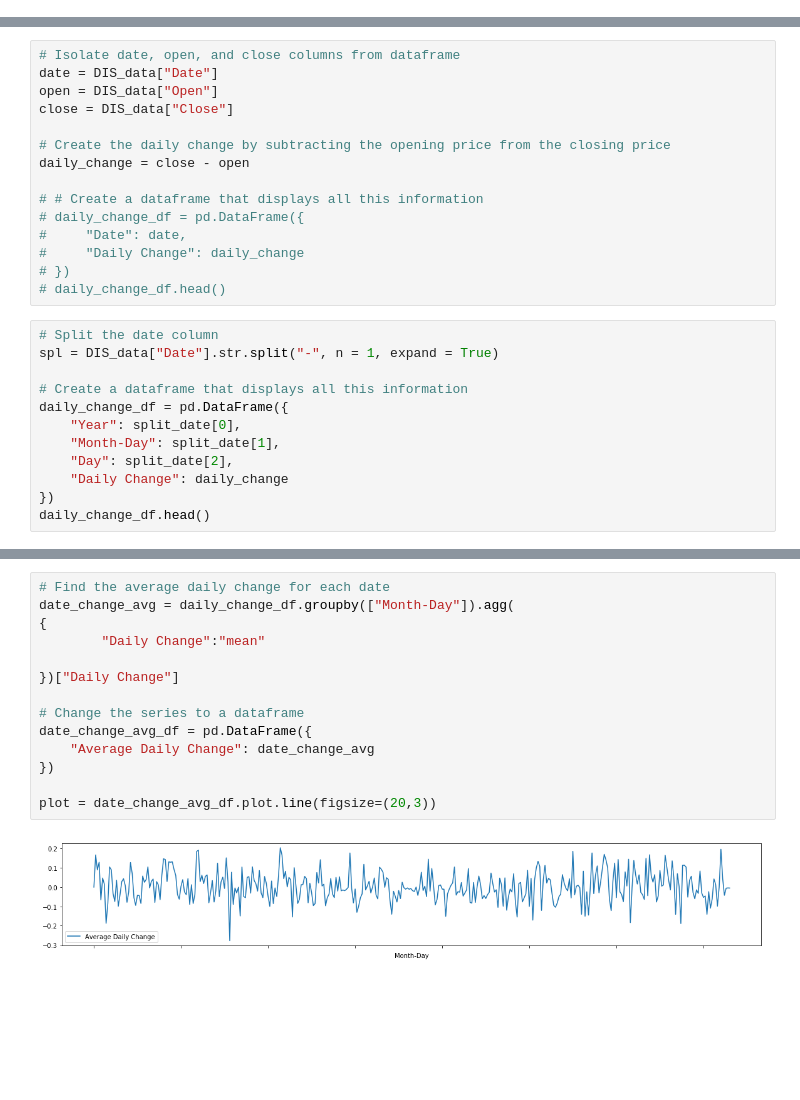
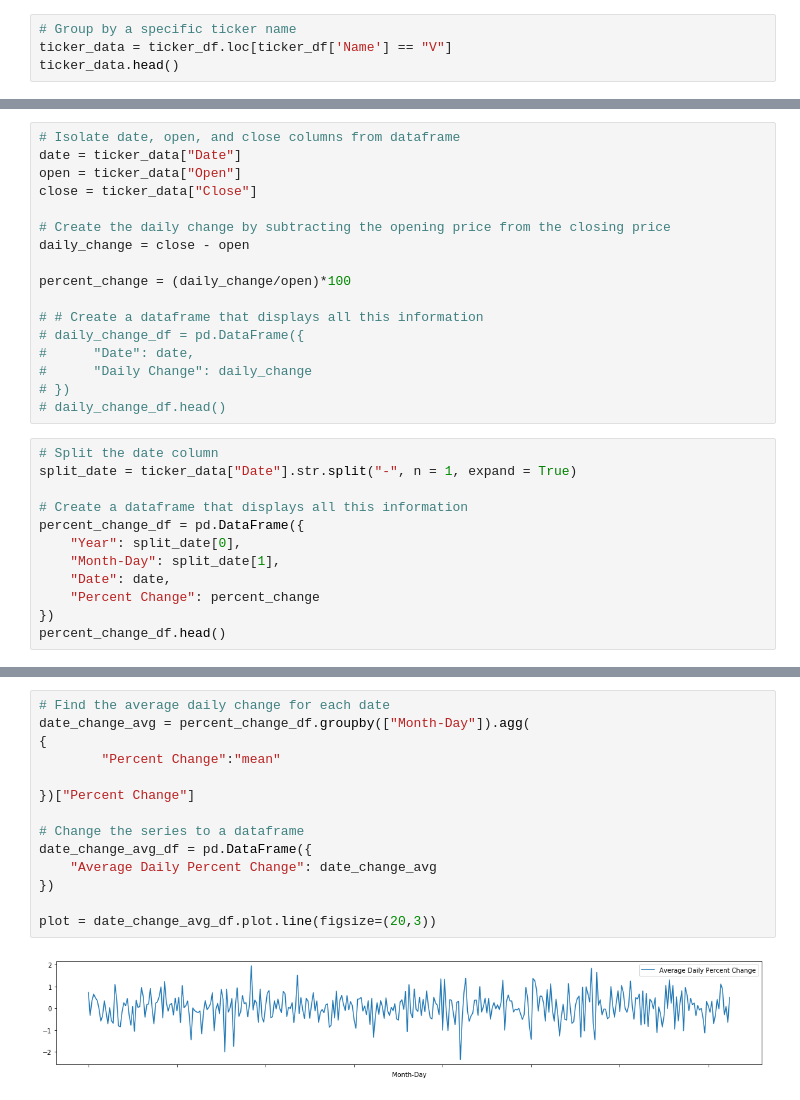
Before and after one commit to bpaynich/BRK-stocks-, a Jupyter notebook: jupyter/Experimental_Plotting.ipynb, the cells around one changed output, grey strips where cells are left out. Cells and saved outputs as stored; diff of their text form; blank space fills up the shorter version.

```diff
--- a/jupyter/Experimental_Plotting.ipynb
+++ b/jupyter/Experimental_Plotting.ipynb
@@ -33,0 +155,4 @@ DIS_data.head()
+# %%
+# Group by a specific ticker name
+ticker_data = ticker_df.loc[ticker_df['Name'] == "V"]
+ticker_data.head()
@@ -34,28 +166,30 @@ DIS_data.head()
 # %%
 # Isolate date, open, and close columns from dataframe
-date = DIS_data["Date"]
-open = DIS_data["Open"]
-close = DIS_data["Close"]
+date = ticker_data["Date"]
+open = ticker_data["Open"]
+close = ticker_data["Close"]
 
 # Create the daily change by subtracting the opening price from the closing price
 daily_change = close - open
 
+percent_change = (daily_change/open)*100
+
 # # Create a dataframe that displays all this information
 # daily_change_df = pd.DataFrame({
-#     "Date": date,
-#     "Daily Change": daily_change
+#      "Date": date,
+#      "Daily Change": daily_change
 # })
 # daily_change_df.head()
 # %%
 # Split the date column
-spl = DIS_data["Date"].str.split("-", n = 1, expand = True)
+split_date = ticker_data["Date"].str.split("-", n = 1, expand = True)
 
 # Create a dataframe that displays all this information
-daily_change_df = pd.DataFrame({
+percent_change_df = pd.DataFrame({
     "Year": split_date[0],
     "Month-Day": split_date[1],
-    "Day": split_date[2],
-    "Daily Change": daily_change
+    "Date": date,
+    "Percent Change": percent_change
 })
-daily_change_df.head()
+percent_change_df.head()
 # %% [output]
@@ -68,16 +230,16 @@ daily_change_df.head()
 # %%
 # Find the average daily change for each date
-date_change_avg = daily_change_df.groupby(["Month-Day"]).agg(
+date_change_avg = percent_change_df.groupby(["Month-Day"]).agg(
 {
-        "Daily Change":"mean"
+        "Percent Change":"mean"
 
-})["Daily Change"]
+})["Percent Change"]
 
 # Change the series to a dataframe
 date_change_avg_df = pd.DataFrame({
-    "Average Daily Change": date_change_avg
+    "Average Daily Percent Change": date_change_avg
 })
 
 plot = date_change_avg_df.plot.line(figsize=(20,3))
 # %% [output]
-[figure, old version]
+[figure, new version]
```
Also changed, not shown: parts of 18 cells of this notebook, 6 other files.
